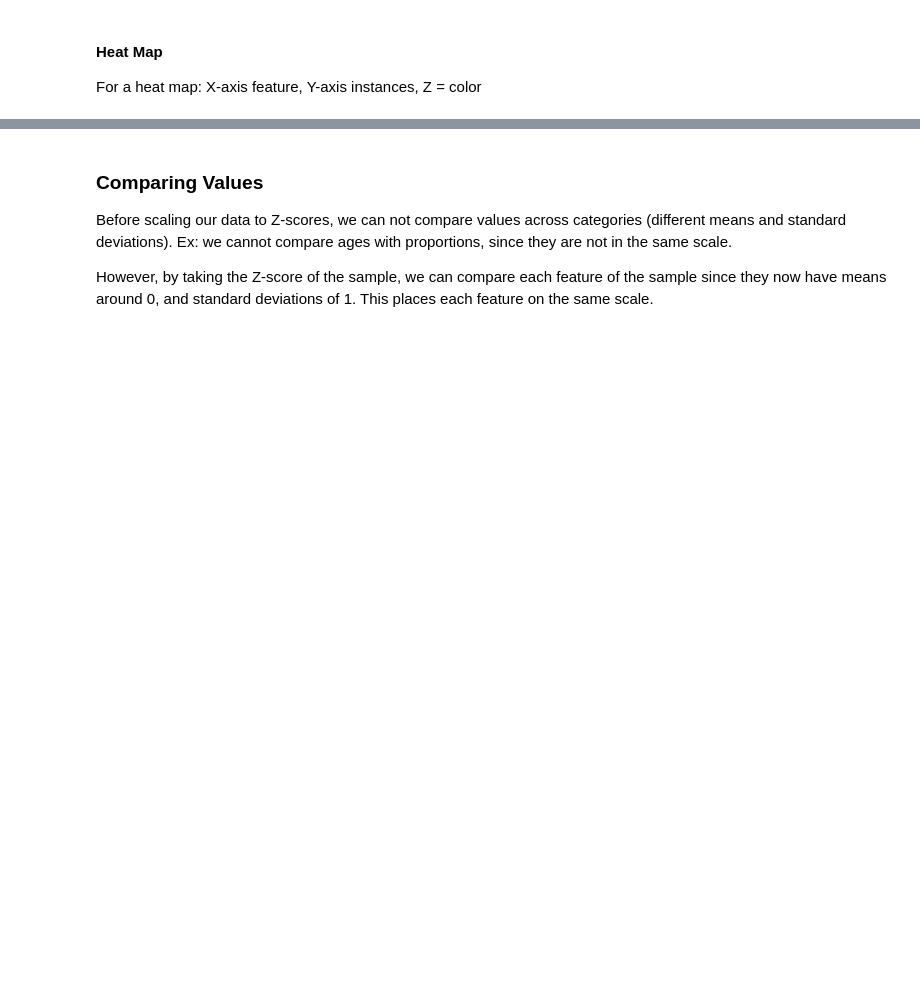
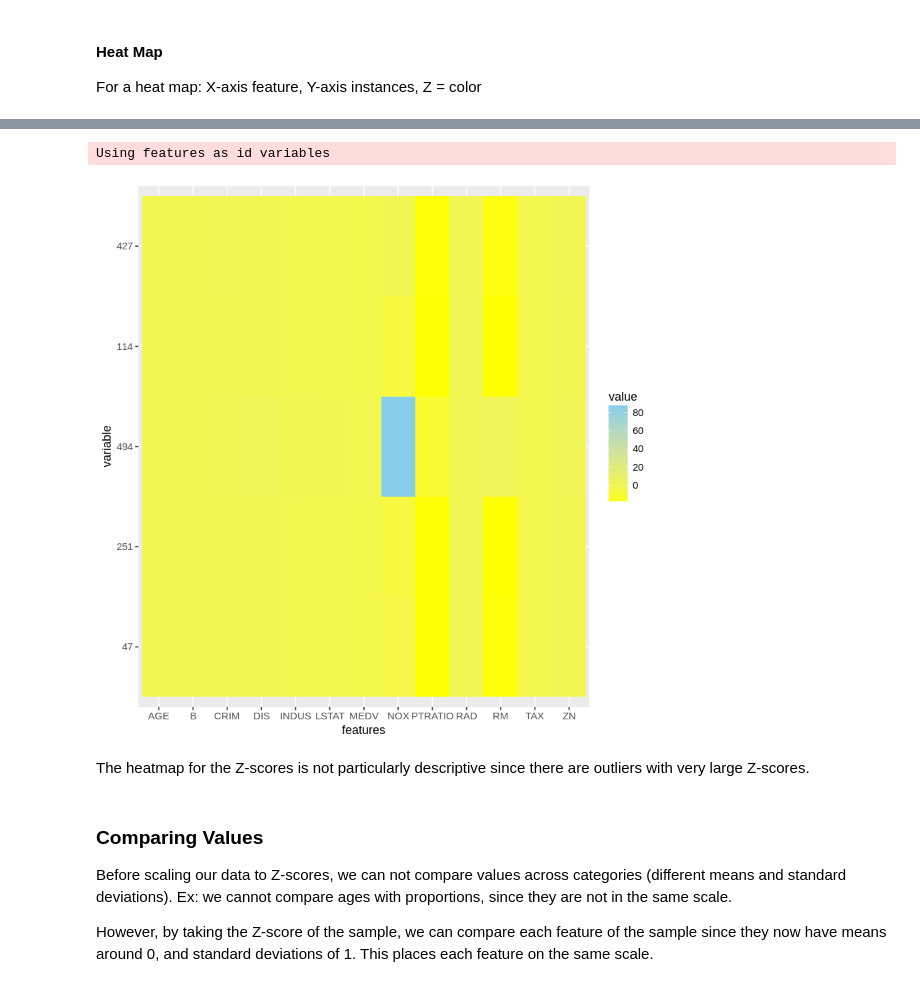
Before and after one commit to karenjiang94/Boston-Housing-Data, a Jupyter notebook: ipynb/02-sample_anaylsis.ipynb, the cells around one changed output, grey strips where cells are left out. Cells and saved outputs as stored; diff of their text form; code cells hidden in the pictures; blank space fills up the shorter version.

```diff
--- a/ipynb/02-sample_anaylsis.ipynb
+++ b/ipynb/02-sample_anaylsis.ipynb
@@ -75,0 +184,18 @@ ggplot(samp) +
+# %%
+# create point-z scores
+point_z_scores <- function(samp_df, stats_df){
+    features <- (rownames(stats_df))
+    point_z_df <- data.frame(features)
+    col <- colnames(samp_df)
+    z_scores_r1 <- (samp_df[[1]]-stats_df$mean) / stats_df$sd
+    z_scores_r2 <- (samp_df[[2]]-stats_df$mean) / stats_df$sd
+    z_scores_r3 <- (samp_df[[3]]-stats_df$mean) / stats_df$sd
+    z_scores_r4 <- (samp_df[[4]]-stats_df$mean) / stats_df$sd
+    z_scores_r5 <- (samp_df[[5]]-stats_df$mean) / stats_df$sd
+    z_scores <- cbind(z_scores_r1, z_scores_r2, z_scores_r3, z_scores_r4, z_scores_r5)
+    colnames(z_scores) <- col
+    point_z_df <- cbind(point_z_df, z_scores)
+    return(point_z_df)
+}
+a <- point_z_scores(t(samp), samp_stats)
+a
@@ -75,0 +218,4 @@ ggplot(samp) +
+# %%
+# remove `CHAS`
+a <- a[-4,]
+a
@@ -76,3 +237,13 @@ ggplot(samp) +
+# %%
+a <- melt(a)
+ggplot(a, aes(x=features, y=variable)) +
+    geom_tile(aes(fill=value)) +
+    scale_fill_gradient(low="yellow", high="skyblue")
+# %% [output]
+Using features as id variables
+[figure, added]
+# %% [markdown]
+The heatmap for the Z-scores is not particularly descriptive since there are outliers with very large Z-scores.
 # %% [markdown]
 ### Comparing Values
 
```
Also changed, not shown: parts of 19 cells of this notebook, 1 other file.
